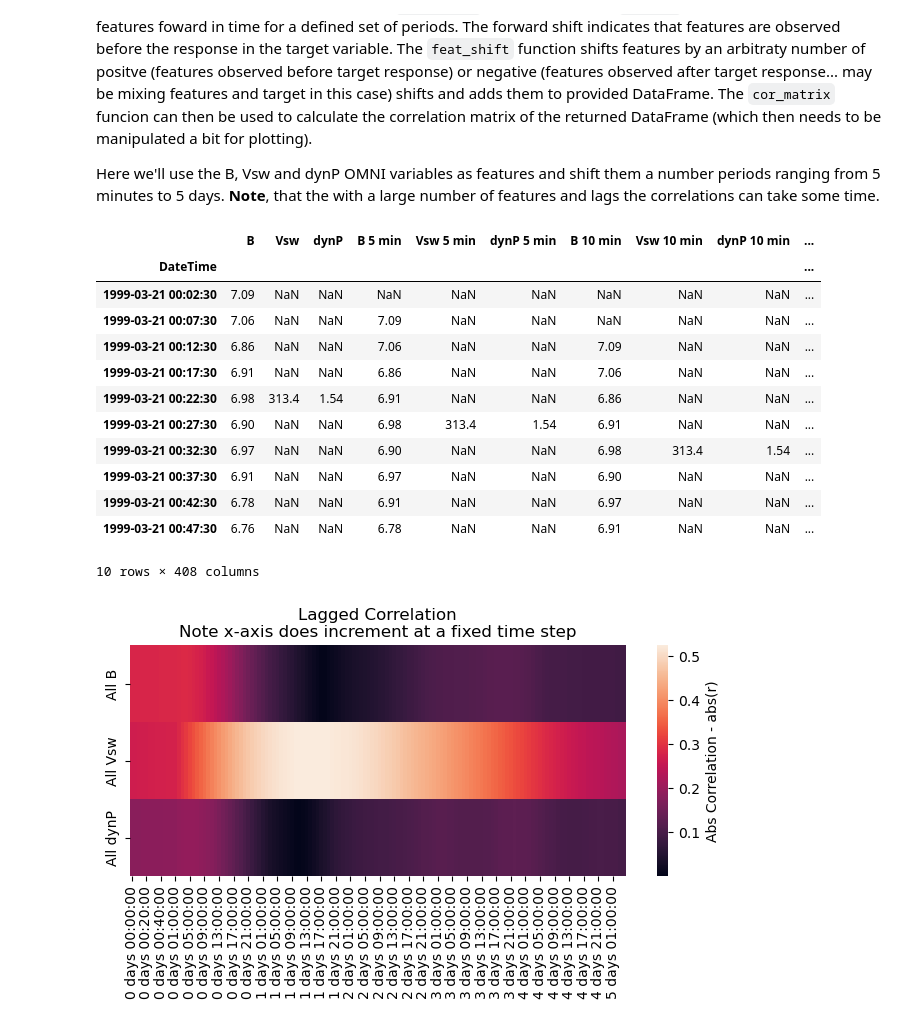
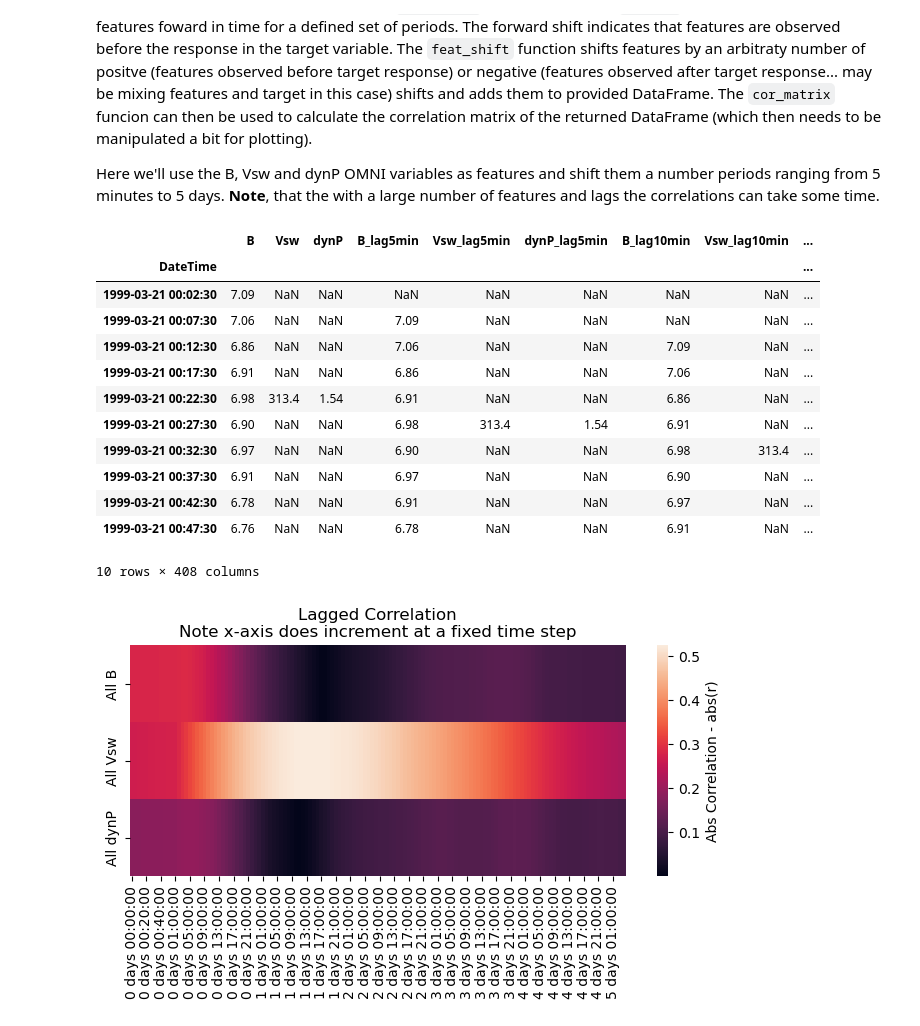
Before and after one commit to kylermurphy/ml_fw, a Jupyter notebook: ml_fw/Notebooks/Profile_cor.ipynb, the cells around one changed output. Saved outputs shown, nothing was run; the diff lists cells and outputs as text; code cells hidden in the pictures.

```diff
--- a/ml_fw/Notebooks/Profile_cor.ipynb
+++ b/ml_fw/Notebooks/Profile_cor.ipynb
@@ -122,22 +102,24 @@ ts2 = np.arange(60,25*60*5,60) # hourly shifts to 5 days
 tshift = np.concatenate([ts1,ts2]).tolist()
 # %%
 # derive the time-shift DataFrame
-f_dfs = dio.feat_shift(f_df,t_col='index',periods=tshift, unit=unit, drop_na=False)
+f_dfs = dio.feat_shift(f_df, time_column='index',
+                           periods=tshift, unit=unit,
+                           drop_na=False)
 f_cols = list(f_df.columns)
 f_dfs.head(10)
 # %% [output]
-|  | B | Vsw | dynP | B 5 min | Vsw 5 min | dynP 5 min | B 10 min | Vsw 10 min | dynP 10 min | ... |
-| DateTime |  |  |  |  |  |  |  |  |  | ... |
-| 1999-03-21 00:02:30 | 7.09 | NaN | NaN | NaN | NaN | NaN | NaN | NaN | NaN | ... |
-| 1999-03-21 00:07:30 | 7.06 | NaN | NaN | 7.09 | NaN | NaN | NaN | NaN | NaN | ... |
-| 1999-03-21 00:12:30 | 6.86 | NaN | NaN | 7.06 | NaN | NaN | 7.09 | NaN | NaN | ... |
-| 1999-03-21 00:17:30 | 6.91 | NaN | NaN | 6.86 | NaN | NaN | 7.06 | NaN | NaN | ... |
-| 1999-03-21 00:22:30 | 6.98 | 313.4 | 1.54 | 6.91 | NaN | NaN | 6.86 | NaN | NaN | ... |
-| 1999-03-21 00:27:30 | 6.90 | NaN | NaN | 6.98 | 313.4 | 1.54 | 6.91 | NaN | NaN | ... |
-| 1999-03-21 00:32:30 | 6.97 | NaN | NaN | 6.90 | NaN | NaN | 6.98 | 313.4 | 1.54 | ... |
-| 1999-03-21 00:37:30 | 6.91 | NaN | NaN | 6.97 | NaN | NaN | 6.90 | NaN | NaN | ... |
-| 1999-03-21 00:42:30 | 6.78 | NaN | NaN | 6.91 | NaN | NaN | 6.97 | NaN | NaN | ... |
-| 1999-03-21 00:47:30 | 6.76 | NaN | NaN | 6.78 | NaN | NaN | 6.91 | NaN | NaN | ... |
+|  | B | Vsw | dynP | B_lag5min | Vsw_lag5min | dynP_lag5min | B_lag10min | Vsw_lag10min | ... |
+| DateTime |  |  |  |  |  |  |  |  | ... |
+| 1999-03-21 00:02:30 | 7.09 | NaN | NaN | NaN | NaN | NaN | NaN | NaN | ... |
+| 1999-03-21 00:07:30 | 7.06 | NaN | NaN | 7.09 | NaN | NaN | NaN | NaN | ... |
+| 1999-03-21 00:12:30 | 6.86 | NaN | NaN | 7.06 | NaN | NaN | 7.09 | NaN | ... |
+| 1999-03-21 00:17:30 | 6.91 | NaN | NaN | 6.86 | NaN | NaN | 7.06 | NaN | ... |
+| 1999-03-21 00:22:30 | 6.98 | 313.4 | 1.54 | 6.91 | NaN | NaN | 6.86 | NaN | ... |
+| 1999-03-21 00:27:30 | 6.90 | NaN | NaN | 6.98 | 313.4 | 1.54 | 6.91 | NaN | ... |
+| 1999-03-21 00:32:30 | 6.97 | NaN | NaN | 6.90 | NaN | NaN | 6.98 | 313.4 | ... |
+| 1999-03-21 00:37:30 | 6.91 | NaN | NaN | 6.97 | NaN | NaN | 6.90 | NaN | ... |
+| 1999-03-21 00:42:30 | 6.78 | NaN | NaN | 6.91 | NaN | NaN | 6.97 | NaN | ... |
+| 1999-03-21 00:47:30 | 6.76 | NaN | NaN | 6.78 | NaN | NaN | 6.91 | NaN | ... |
 10 rows × 408 columns
 # %%
 # calculate the correlation matrix
```
Also changed, not shown: parts of 3 cells of this notebook.
